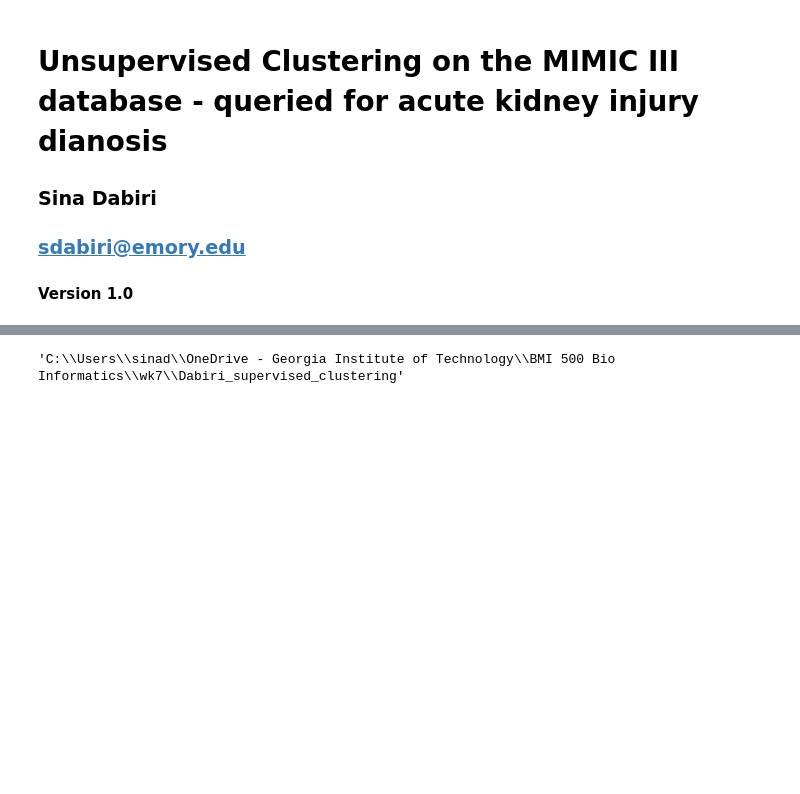
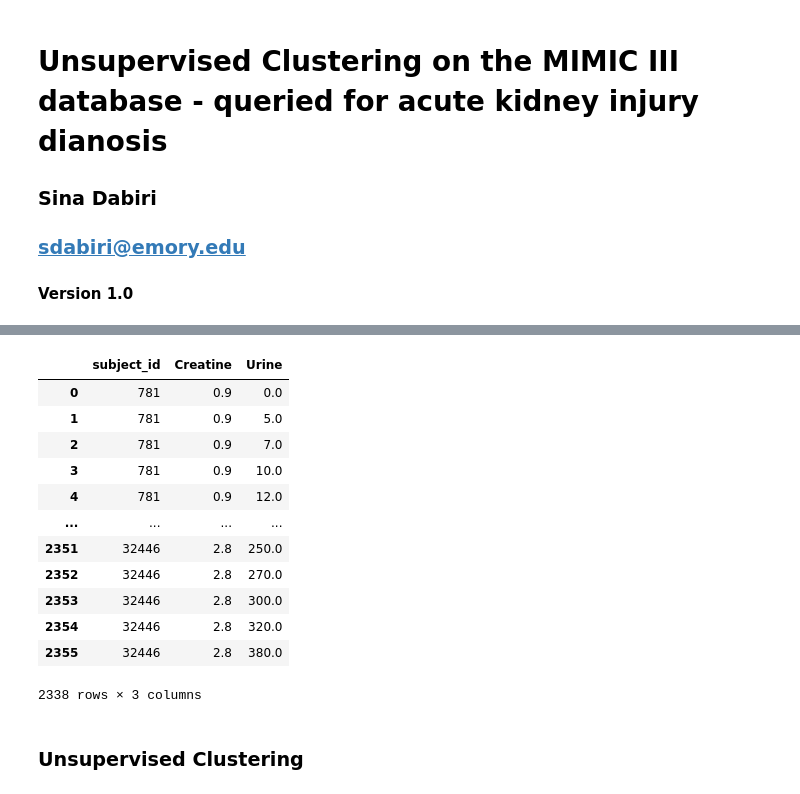
Before and after one commit to Simurgh818/Dabiri_Unsupervised_clustering_sql, a Jupyter notebook: hw7_sql.ipynb, the cells around one changed output, grey strips where cells are left out. Saved outputs shown, nothing was run; the diff lists cells and outputs as text; code cells hidden in the pictures; blank space fills up the shorter version.

```diff
--- a/hw7_sql.ipynb
+++ b/hw7_sql.ipynb
@@ -70,4 +91,22 @@ Y =
+# %%
+X = X.dropna()
+X
+# %% [output]
+|  | subject_id | Creatine | Urine |
+| 0 | 781 | 0.9 | 0.0 |
+| 1 | 781 | 0.9 | 5.0 |
+| 2 | 781 | 0.9 | 7.0 |
+| 3 | 781 | 0.9 | 10.0 |
+| 4 | 781 | 0.9 | 12.0 |
+| ... | ... | ... | ... |
+| 2351 | 32446 | 2.8 | 250.0 |
+| 2352 | 32446 | 2.8 | 270.0 |
+| 2353 | 32446 | 2.8 | 300.0 |
+| 2354 | 32446 | 2.8 | 320.0 |
+| 2355 | 32446 | 2.8 | 380.0 |
+2338 rows × 3 columns
+# %% [markdown]
+### Unsupervised Clustering
 # %%
-pwd
+# For this clustering project, the scikit learn PCA is going to be used from the decomposition library.
+from sklearn import decomposition
-# %% [output]
-'C:\\Users\\sinad\\OneDrive - Georgia Institute of Technology\\BMI 500 Bio Informatics\\wk7\\Dabiri_supervised_clustering'
```
Also changed, not shown: parts of 13 cells of this notebook, 2 other files.
